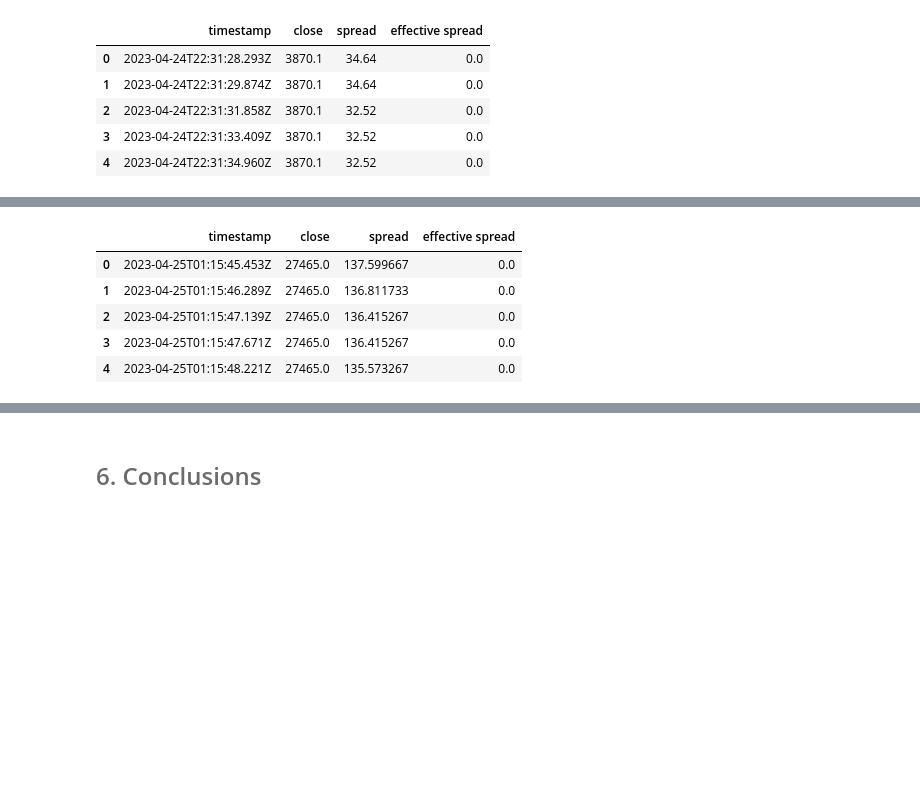
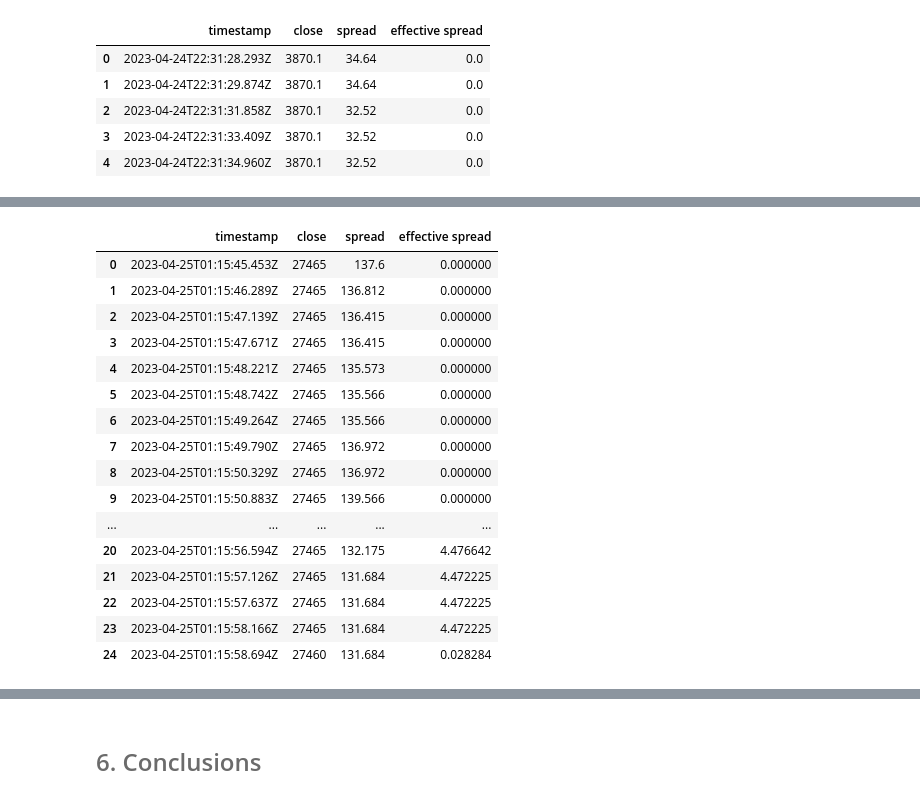
Before and after one commit to Tania-Bell/MyST_Lab4, a Jupyter notebook: notebook.ipynb, the cells around one changed output, grey strips where cells are left out. Cells and saved outputs as stored; diff of their text form; code cells hidden in the pictures; blank space fills up the shorter version.

```diff
--- a/notebook.ipynb
+++ b/notebook.ipynb
@@ -396,10 +391,21 @@ effective_spreads["bitfinex_ETHUSDT"].head()
 # %%
-effective_spreads["huobi_BTCUSDT"].head()
+effective_spreads["huobi_BTCUSDT"].head(25)
 # %% [output]
 |  | timestamp | close | spread | effective spread |
-| 0 | 2023-04-25T01:15:45.453Z | 27465.0 | 137.599667 | 0.0 |
-| 1 | 2023-04-25T01:15:46.289Z | 27465.0 | 136.811733 | 0.0 |
-| 2 | 2023-04-25T01:15:47.139Z | 27465.0 | 136.415267 | 0.0 |
-| 3 | 2023-04-25T01:15:47.671Z | 27465.0 | 136.415267 | 0.0 |
-| 4 | 2023-04-25T01:15:48.221Z | 27465.0 | 135.573267 | 0.0 |
+| 0 | 2023-04-25T01:15:45.453Z | 27465 | 137.6 | 0.000000 |
+| 1 | 2023-04-25T01:15:46.289Z | 27465 | 136.812 | 0.000000 |
+| 2 | 2023-04-25T01:15:47.139Z | 27465 | 136.415 | 0.000000 |
+| 3 | 2023-04-25T01:15:47.671Z | 27465 | 136.415 | 0.000000 |
+| 4 | 2023-04-25T01:15:48.221Z | 27465 | 135.573 | 0.000000 |
+| 5 | 2023-04-25T01:15:48.742Z | 27465 | 135.566 | 0.000000 |
+| 6 | 2023-04-25T01:15:49.264Z | 27465 | 135.566 | 0.000000 |
+| 7 | 2023-04-25T01:15:49.790Z | 27465 | 136.972 | 0.000000 |
+| 8 | 2023-04-25T01:15:50.329Z | 27465 | 136.972 | 0.000000 |
+| 9 | 2023-04-25T01:15:50.883Z | 27465 | 139.566 | 0.000000 |
+| ... | ... | ... | ... | ... |
+| 20 | 2023-04-25T01:15:56.594Z | 27465 | 132.175 | 4.476642 |
+| 21 | 2023-04-25T01:15:57.126Z | 27465 | 131.684 | 4.472225 |
+| 22 | 2023-04-25T01:15:57.637Z | 27465 | 131.684 | 4.472225 |
+| 23 | 2023-04-25T01:15:58.166Z | 27465 | 131.684 | 4.472225 |
+| 24 | 2023-04-25T01:15:58.694Z | 27460 | 131.684 | 0.028284 |
 # %%
```
Also changed, not shown: parts of 20 cells of this notebook, 2 other files.
